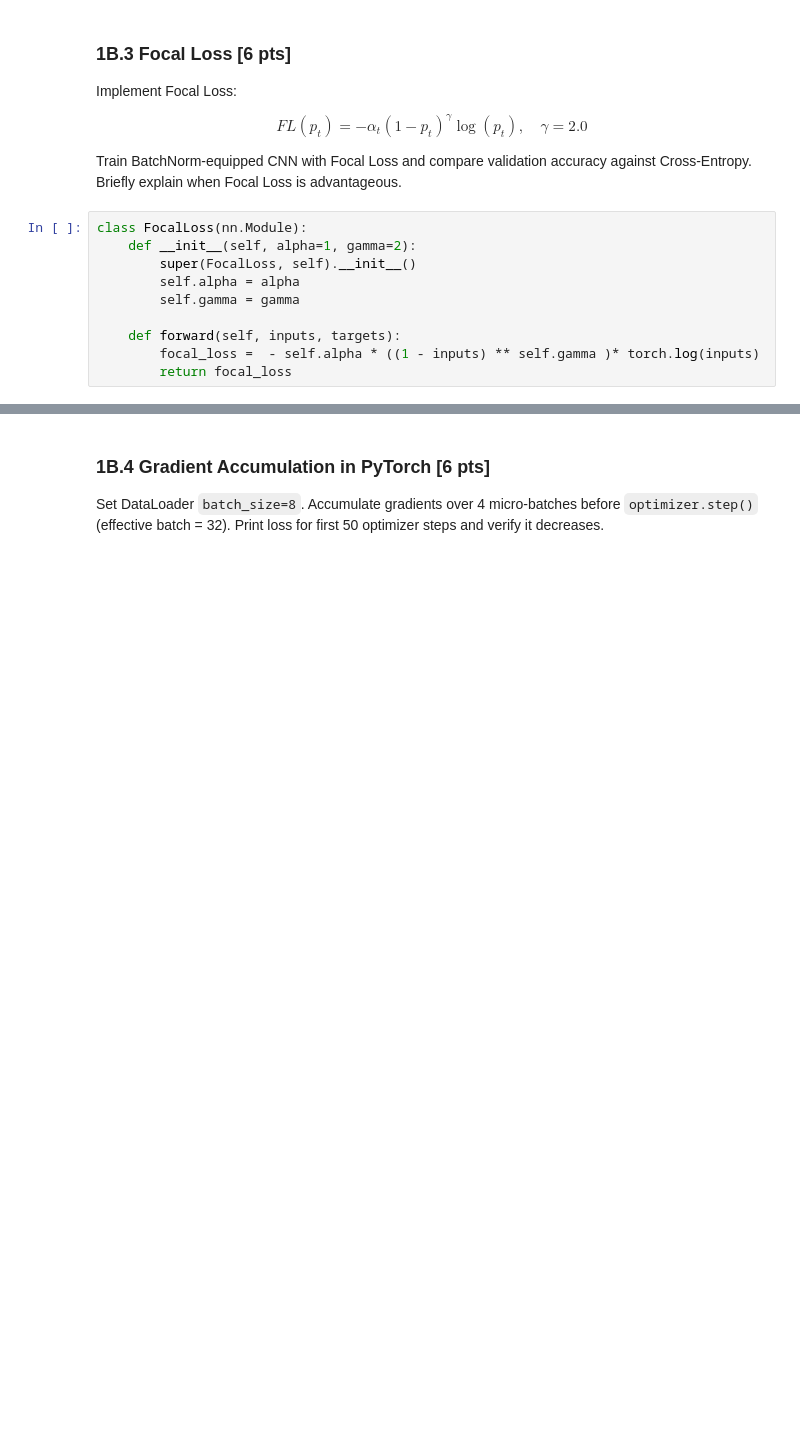
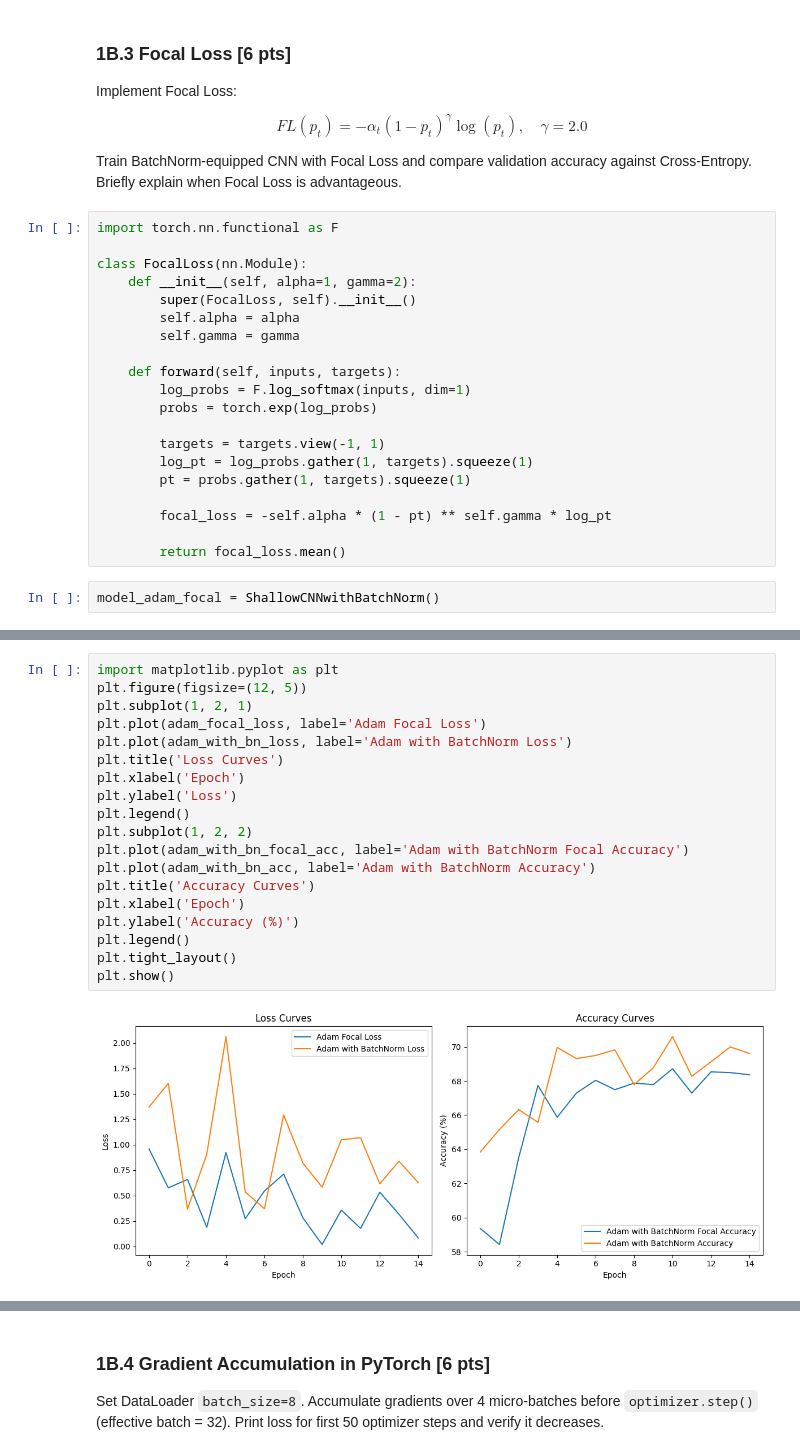
Before and after one commit to vanshnawander/SMAI-notes-and-materials, a Jupyter notebook: assignment-2/Q1.ipynb, the cells around one changed output, grey strips where cells are left out. Drawn from its saved outputs; the diff is of its cells as text; blank space fills up the shorter version.

```diff
--- a/assignment-2/Q1.ipynb
+++ b/assignment-2/Q1.ipynb
@@ -555,6 +569,8 @@ $$
 
 Train BatchNorm-equipped CNN with Focal Loss and compare validation accuracy against Cross-Entropy. Briefly explain when Focal Loss is advantageous.
 # %%
+import torch.nn.functional as F
+
 class FocalLoss(nn.Module):
     def __init__(self, alpha=1, gamma=2):
         super(FocalLoss, self).__init__()
@@ -562,5 +578,15 @@ class FocalLoss(nn.Module):
         self.gamma = gamma
 
     def forward(self, inputs, targets):
-        focal_loss =  - self.alpha * ((1 - inputs) ** self.gamma )* torch.log(inputs)
-        return focal_loss
+        log_probs = F.log_softmax(inputs, dim=1)
+        probs = torch.exp(log_probs)
+
+        targets = targets.view(-1, 1)
+        log_pt = log_probs.gather(1, targets).squeeze(1)
+        pt = probs.gather(1, targets).squeeze(1)
+
+        focal_loss = -self.alpha * (1 - pt) ** self.gamma * log_pt
+
+        return focal_loss.mean()
+# %%
+model_adam_focal = ShallowCNNwithBatchNorm()
@@ -566,0 +652,21 @@ class FocalLoss(nn.Module):
+# %%
+import matplotlib.pyplot as plt
+plt.figure(figsize=(12, 5))
+plt.subplot(1, 2, 1)
+plt.plot(adam_focal_loss, label='Adam Focal Loss')
+plt.plot(adam_with_bn_loss, label='Adam with BatchNorm Loss')
+plt.title('Loss Curves')
+plt.xlabel('Epoch')
+plt.ylabel('Loss')
+plt.legend()
+plt.subplot(1, 2, 2)
+plt.plot(adam_with_bn_focal_acc, label='Adam with BatchNorm Focal Accuracy')
+plt.plot(adam_with_bn_acc, label='Adam with BatchNorm Accuracy')
+plt.title('Accuracy Curves')
+plt.xlabel('Epoch')
+plt.ylabel('Accuracy (%)')
+plt.legend()
+plt.tight_layout()
+plt.show()
+# %% [output]
+[figure, added]
```
Also changed, not shown: parts of 13 cells of this notebook, 5 other files.
